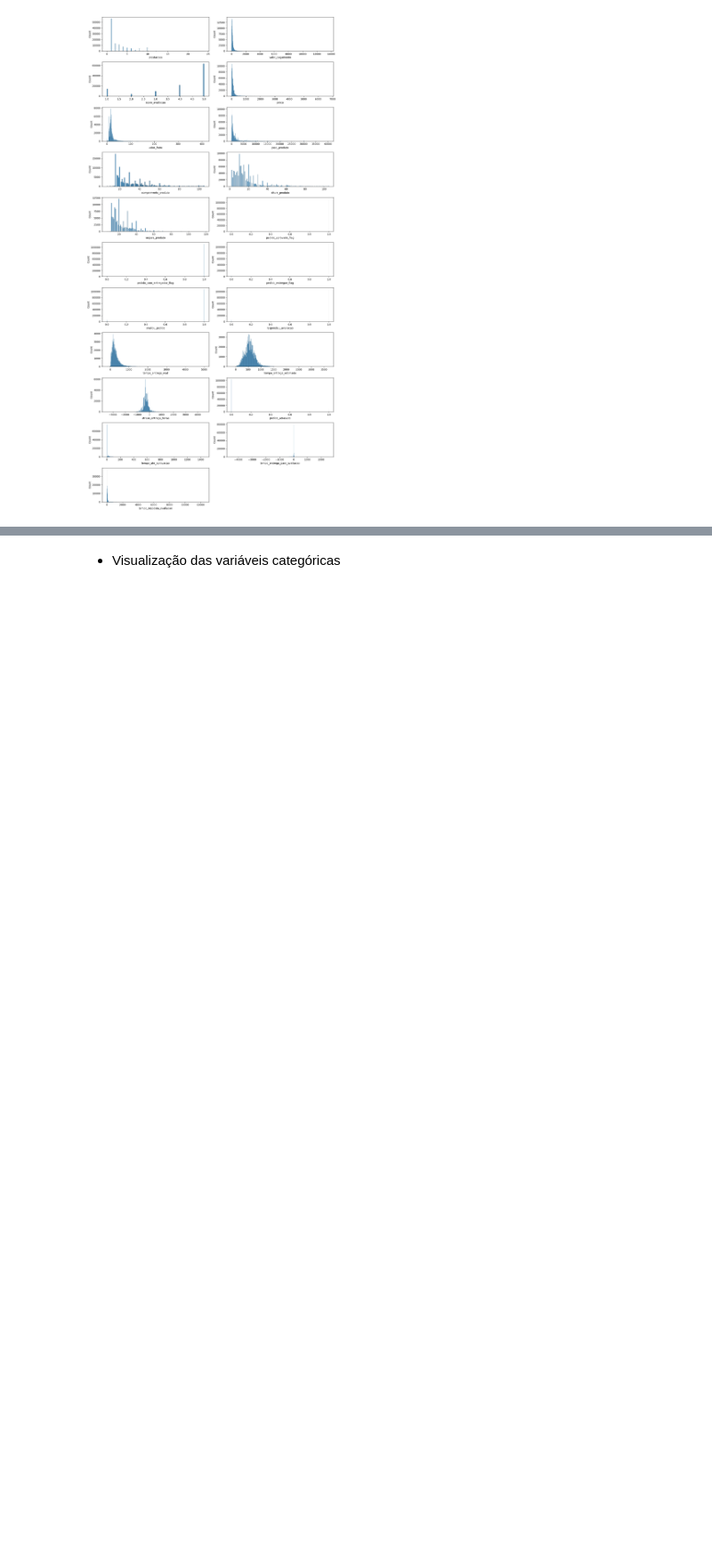
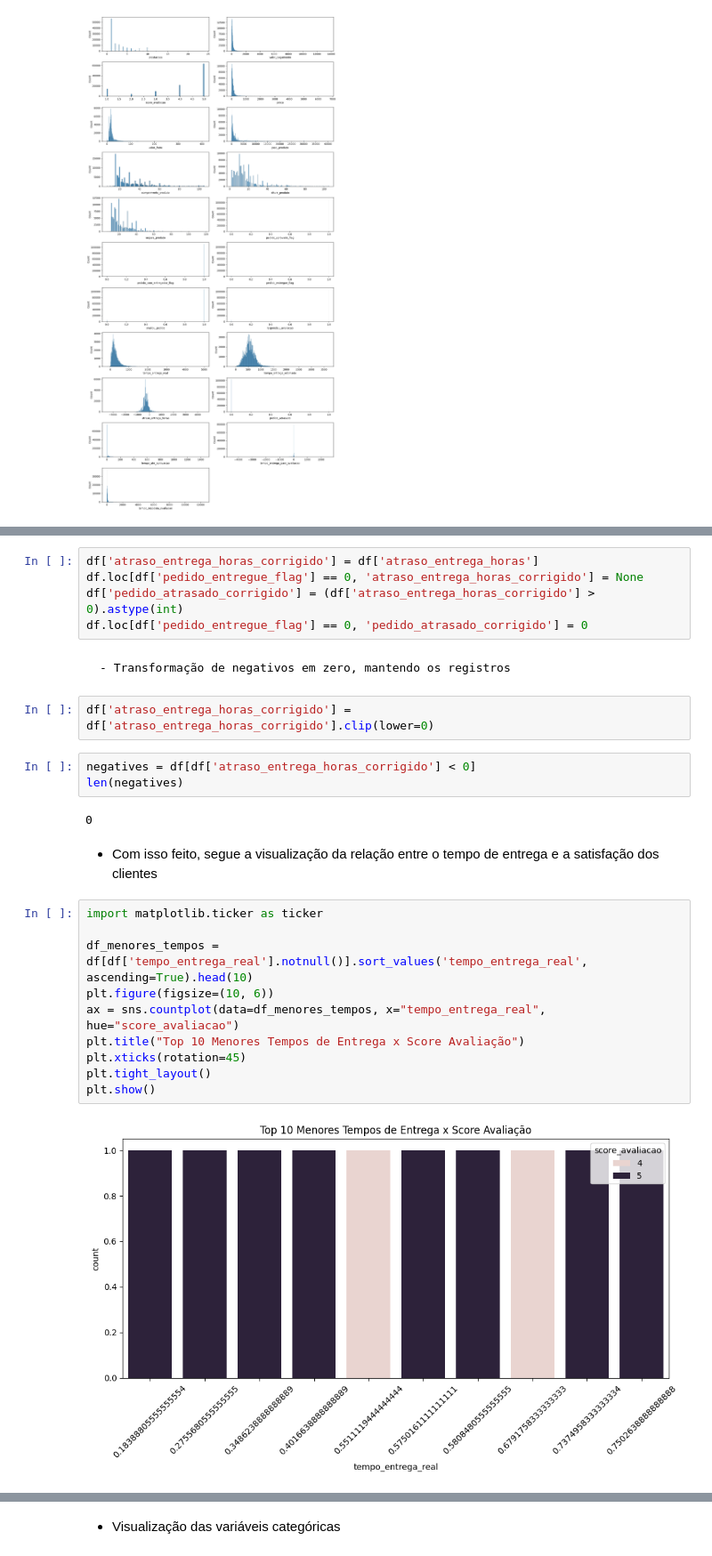
Before and after one commit to ana-ruth-bezerra/data_analysis, a Jupyter notebook: notebooks/01_exploratory_analysis.ipynb, the cells around one changed output, grey strips where cells are left out. Shown at 89% size. Saved outputs shown, nothing was run; the diff lists cells and outputs as text; blank space fills up the shorter version.

```diff
--- a/notebooks/01_exploratory_analysis.ipynb
+++ b/notebooks/01_exploratory_analysis.ipynb
@@ -746,0 +798,28 @@ for j in range(idx + 1, len(axes)):
+# %%
+df['atraso_entrega_horas_corrigido'] = df['atraso_entrega_horas']
+df.loc[df['pedido_entregue_flag'] == 0, 'atraso_entrega_horas_corrigido'] = None
+df['pedido_atrasado_corrigido'] = (df['atraso_entrega_horas_corrigido'] > 0).astype(int)
+df.loc[df['pedido_entregue_flag'] == 0, 'pedido_atrasado_corrigido'] = 0
+# %% [markdown]
+    - Transformação de negativos em zero, mantendo os registros
+# %%
+df['atraso_entrega_horas_corrigido'] = df['atraso_entrega_horas_corrigido'].clip(lower=0)
+# %%
+negatives = df[df['atraso_entrega_horas_corrigido'] < 0]
+len(negatives)
+# %% [output]
+0
+# %% [markdown]
+- Com isso feito, segue a visualização da relação entre o tempo de entrega e a satisfação dos clientes
+# %%
+import matplotlib.ticker as ticker
+
+df_menores_tempos = df[df['tempo_entrega_real'].notnull()].sort_values('tempo_entrega_real', ascending=True).head(10)
+plt.figure(figsize=(10, 6))
+ax = sns.countplot(data=df_menores_tempos, x="tempo_entrega_real", hue="score_avaliacao")
+plt.title("Top 10 Menores Tempos de Entrega x Score Avaliação")
+plt.xticks(rotation=45)
+plt.tight_layout()
+plt.show()
+# %% [output]
+[figure, added]
```
Also changed, not shown: parts of 23 cells of this notebook.
